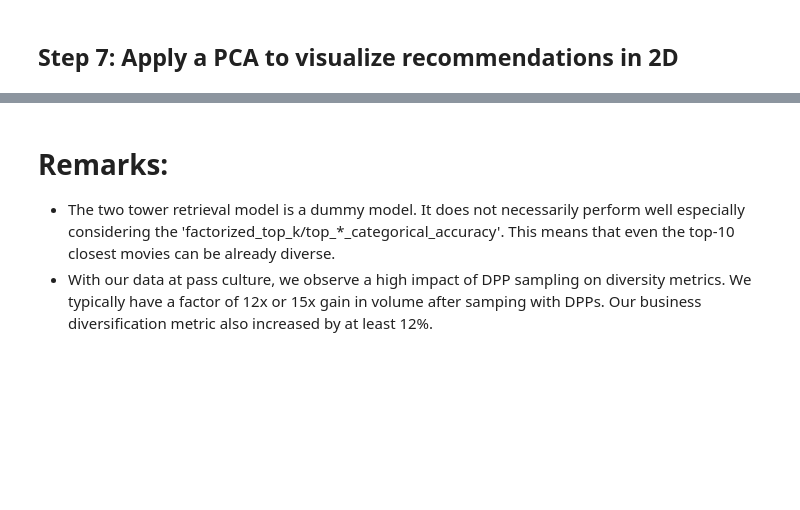
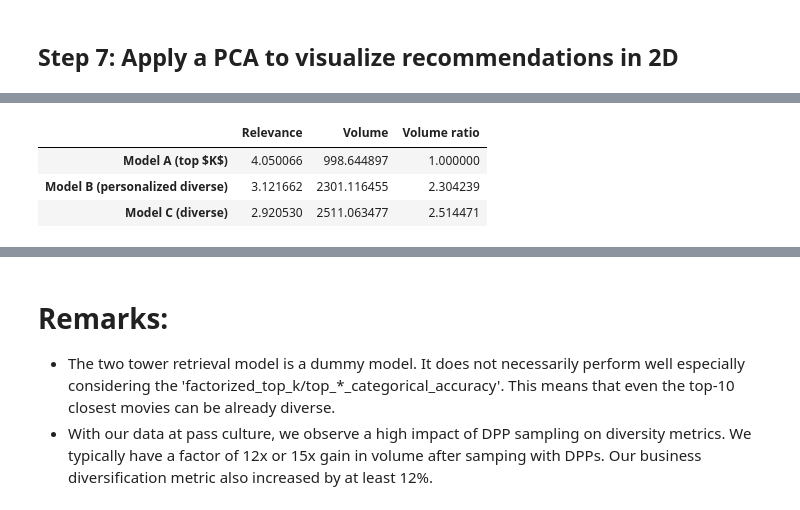
Before and after one commit to pass-culture/dpp-paper-demo, a Jupyter notebook: main.ipynb, the cells around one changed output, grey strips where cells are left out. Drawn from its saved outputs; the diff is of its cells as text; code cells hidden in the pictures; blank space fills up the shorter version.

```diff
--- a/main.ipynb
+++ b/main.ipynb
@@ -295,7 +399,10 @@ def retrieval(k, user_id, user_embedding_dict, use_qi=True):
 users_list = user_model.layers[0].get_vocabulary()
 users_weights = user_model.layers[1].get_weights()[0].astype(np.float32)
 user_embedding_dict = {x: y for x, y in zip(users_list, users_weights)}
-user_id = users_list[100] # the 101th user_id
+np.random.seed(42)
+user_ids = np.random.choice(users_list, 100) # the 101th user_id
 
-results_top_k, results_k_diversified =  retrieval(10, user_id, user_embedding_dict, use_qi=True)
+results_top_k, scores_top_k, results_k_diversified, scores_div =  retrieval(10, user_ids, user_embedding_dict, use_qi=True)
 results_top_k, results_k_diversified
+displayed_results.loc['Model A (top $K$)', 'Relevance'] = scores_top_k.mean()
+displayed_results.loc['Model B (personalized diverse)', 'Relevance'] = scores_div.mean()
@@ -405,2 +500,13 @@ plot_two_sets_of_recos(results_top_k,results_k_diversified_no_qi, X_2d)
+# %%
+displayed_results.loc['Model A (top $K$)', 'Volume ratio'] = 1
+displayed_results.loc['Model B (personalized diverse)', 'Volume ratio'] = volume_diversified / volume_top_k
+displayed_results.loc['Model C (diverse)', 'Volume ratio'] = volume_diversified_no_qi / volume_top_k
+# %%
+displayed_results
+# %% [output]
+|  | Relevance | Volume | Volume ratio |
+| Model A (top $K$) | 4.050066 | 998.644897 | 1.000000 |
+| Model B (personalized diverse) | 3.121662 | 2301.116455 | 2.304239 |
+| Model C (diverse) | 2.920530 | 2511.063477 | 2.514471 |
 # %%
 ## Plot all movies in the movies dataset
```
Also changed, not shown: parts of 29 cells of this notebook, 3 other files.
